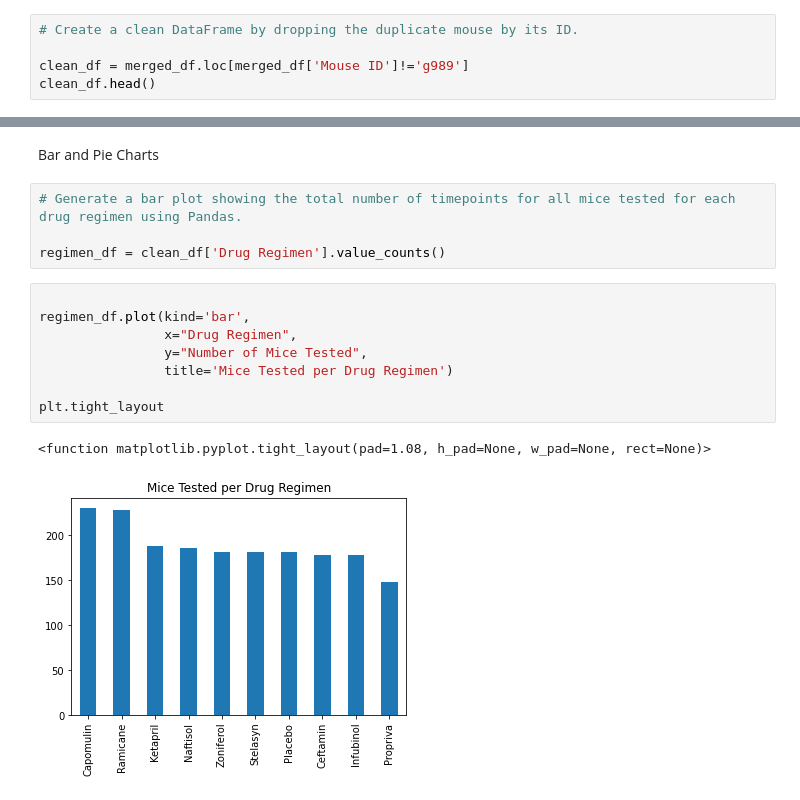
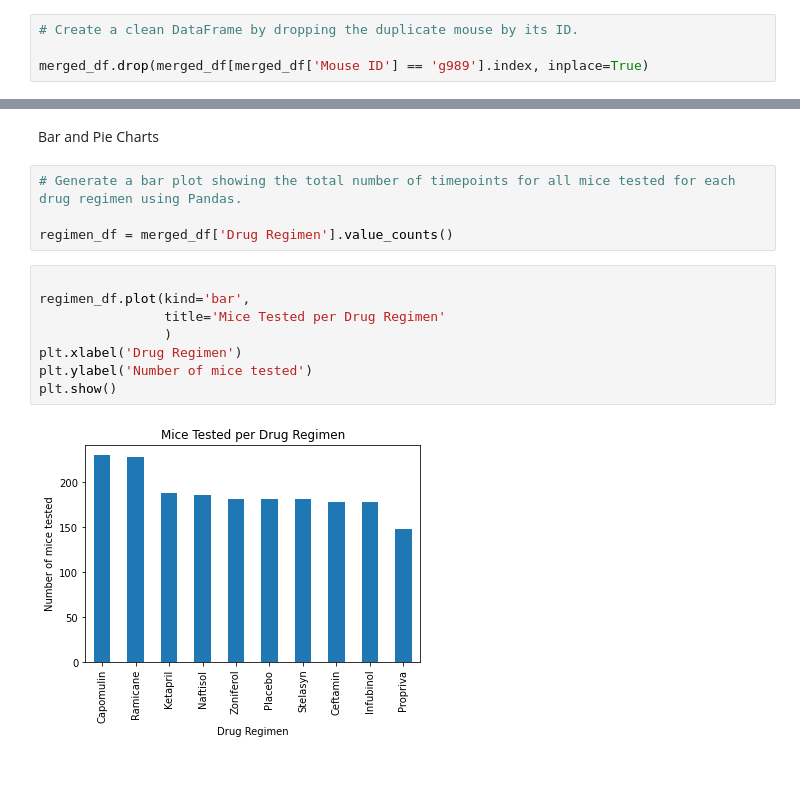
Before and after one commit to jrangel100/Matplotlib-challenge, a Jupyter notebook: Starter_Code/Pymaceuticals/Pymaceuticals.ipynb, the cells around one changed output, grey strips where cells are left out. Cells and saved outputs as stored; diff of their text form; blank space fills up the shorter version.

```diff
--- a/Starter_Code/Pymaceuticals/Pymaceuticals.ipynb
+++ b/Starter_Code/Pymaceuticals/Pymaceuticals.ipynb
@@ -79,5 +86,4 @@ duplicate_mouse
 # %%
 # Create a clean DataFrame by dropping the duplicate mouse by its ID.
 
-clean_df = merged_df.loc[merged_df['Mouse ID']!='g989']
-clean_df.head()
+merged_df.drop(merged_df[merged_df['Mouse ID'] == 'g989'].index, inplace=True)
@@ -154,18 +162,17 @@ Bar and Pie Charts
 # %%
 # Generate a bar plot showing the total number of timepoints for all mice tested for each drug regimen using Pandas.
 
-regimen_df = clean_df['Drug Regimen'].value_counts()
+regimen_df = merged_df['Drug Regimen'].value_counts()
 # %%
 
 regimen_df.plot(kind='bar',
-                x="Drug Regimen",
-                y="Number of Mice Tested",
-                title='Mice Tested per Drug Regimen')
-
-plt.tight_layout
+                title='Mice Tested per Drug Regimen'
+                )
+plt.xlabel('Drug Regimen')
+plt.ylabel('Number of mice tested')
+plt.show()
 # %% [output]
-<function matplotlib.pyplot.tight_layout(pad=1.08, h_pad=None, w_pad=None, rect=None)>
-[figure, old version]
+[figure, new version]
 # %%
 # Generate a bar plot showing the total number of timepoints for all mice tested for each drug regimen using pyplot.
 plt.bar(regimen_df.index.values, regimen_df.values)
```
Also changed, not shown: parts of 18 cells of this notebook.
